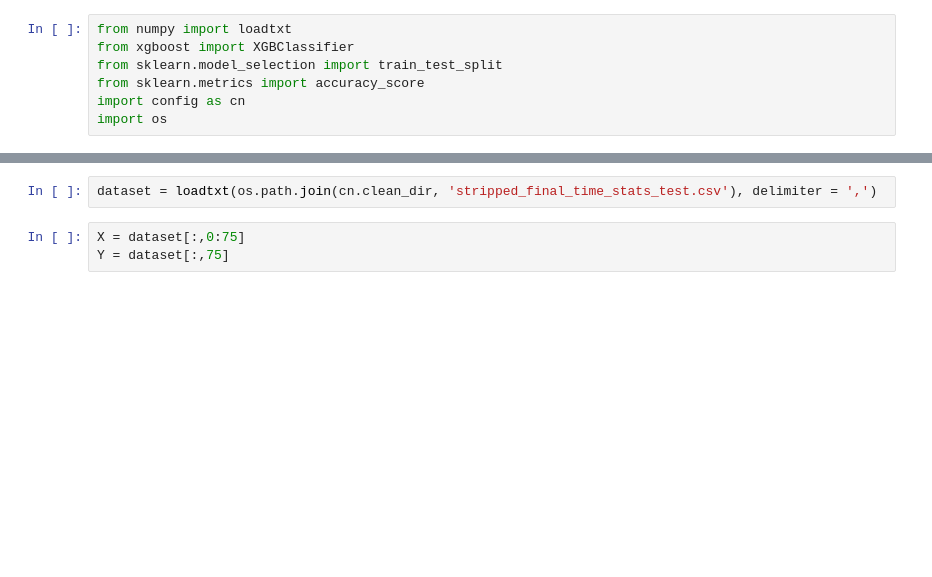
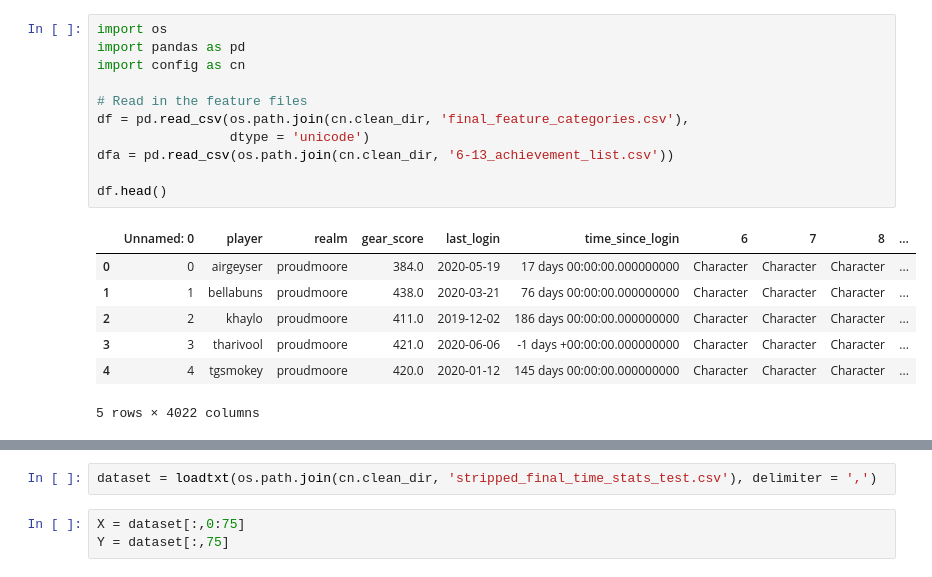
Before and after one commit to haleyspeed/insight_data_science, a Jupyter notebook: subscript/subscript/XGBoost.ipynb, the cells around one changed output, grey strips where cells are left out. Cells and saved outputs as stored; diff of their text form; blank space fills up the shorter version.

```diff
--- a/subscript/subscript/XGBoost.ipynb
+++ b/subscript/subscript/XGBoost.ipynb
@@ -1,7 +1,19 @@
-# %%
-from numpy import loadtxt
-from xgboost import XGBClassifier
-from sklearn.model_selection import train_test_split
-from sklearn.metrics import accuracy_score
-import config as cn
-import os
+# %%
+import os
+import pandas as pd
+import config as cn
+
+# Read in the feature files
+df = pd.read_csv(os.path.join(cn.clean_dir, 'final_feature_categories.csv'),
+                 dtype = 'unicode')
+dfa = pd.read_csv(os.path.join(cn.clean_dir, '6-13_achievement_list.csv'))
+
+df.head()
+# %% [output]
+|  | Unnamed: 0 | player | realm | gear_score | last_login | time_since_login | 6 | 7 | 8 | ... |
+| 0 | 0 | airgeyser | proudmoore | 384.0 | 2020-05-19 | 17 days 00:00:00.000000000 | Character | Character | Character | ... |
+| 1 | 1 | bellabuns | proudmoore | 438.0 | 2020-03-21 | 76 days 00:00:00.000000000 | Character | Character | Character | ... |
+| 2 | 2 | khaylo | proudmoore | 411.0 | 2019-12-02 | 186 days 00:00:00.000000000 | Character | Character | Character | ... |
+| 3 | 3 | tharivool | proudmoore | 421.0 | 2020-06-06 | -1 days +00:00:00.000000000 | Character | Character | Character | ... |
+| 4 | 4 | tgsmokey | proudmoore | 420.0 | 2020-01-12 | 145 days 00:00:00.000000000 | Character | Character | Character | ... |
+5 rows × 4022 columns
```
Also changed, not shown: parts of 3 cells of this notebook, 14 other files.
